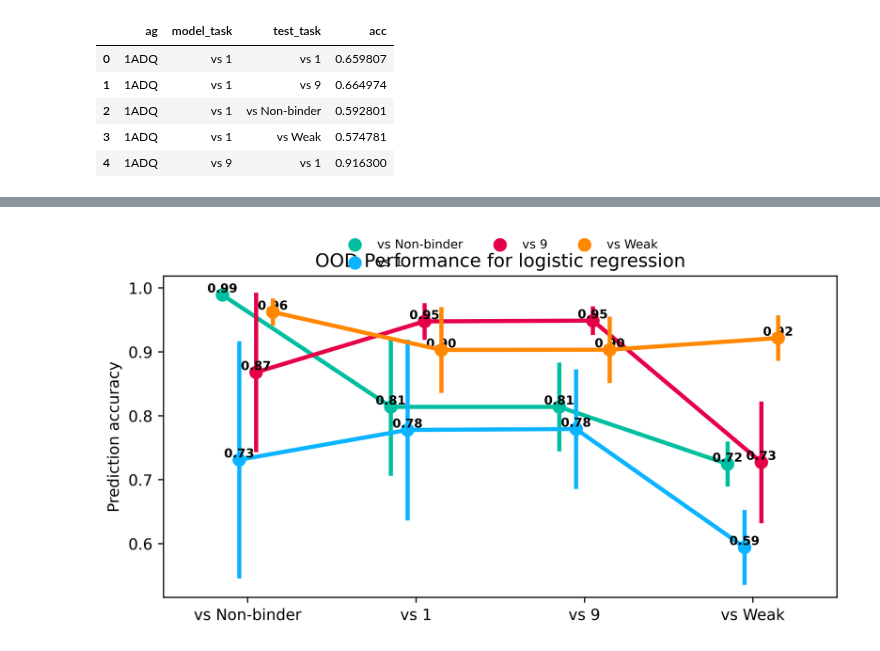
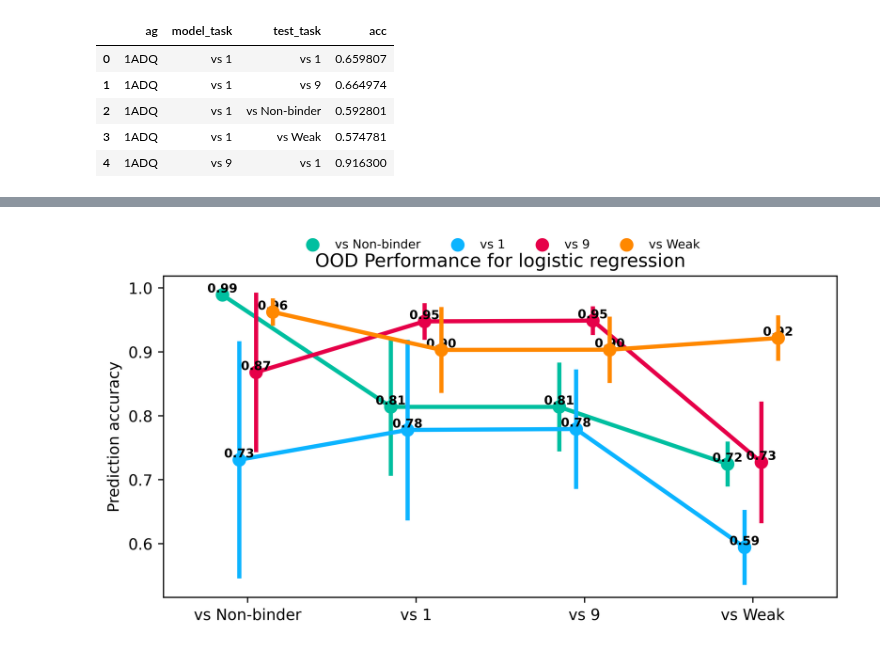
Before and after one commit to csi-greifflab/negative-class-optimization, a Jupyter notebook: notebooks/25_Section_1_linear_OOD.ipynb, the cells around one changed output, grey strips where cells are left out. Saved outputs shown, nothing was run; the diff lists cells and outputs as text; code cells hidden in the pictures.

Commit message:
Plot bug correct

```diff
--- a/notebooks/25_Section_1_linear_OOD.ipynb
+++ b/notebooks/25_Section_1_linear_OOD.ipynb
@@ -92,33 +92,33 @@ sns.pointplot(
 ax.legend(
     loc="upper center",
     bbox_to_anchor=(0.5, 1.15),
-    ncol=3,
+    ncol=4,
     fontsize=8,
     frameon=False,
     # title="Model trained on",
     # title_fontsize=8,
 )
 
 ax.set_xlabel(None)
 ax.set_ylabel("Prediction accuracy")
 
 # Add text
 for i, col in enumerate(ax.collections):
     for j, txt in enumerate(col.get_offsets()[:, 0]):
         ax.text(
             txt,
             col.get_offsets()[j, 1],
             f"{col.get_offsets()[j, 1]:.2f}",
             ha="center",
             va="bottom",
             color="black",
             fontsize=8,
             fontweight="bold",
         )
 
 ax.set_title("OOD Performance for logistic regression")
 
 # fig.savefig("figures/1D2.svg")
 fig.show()
 # %% [output]
-[figure, old version]
+[figure, new version]
```
